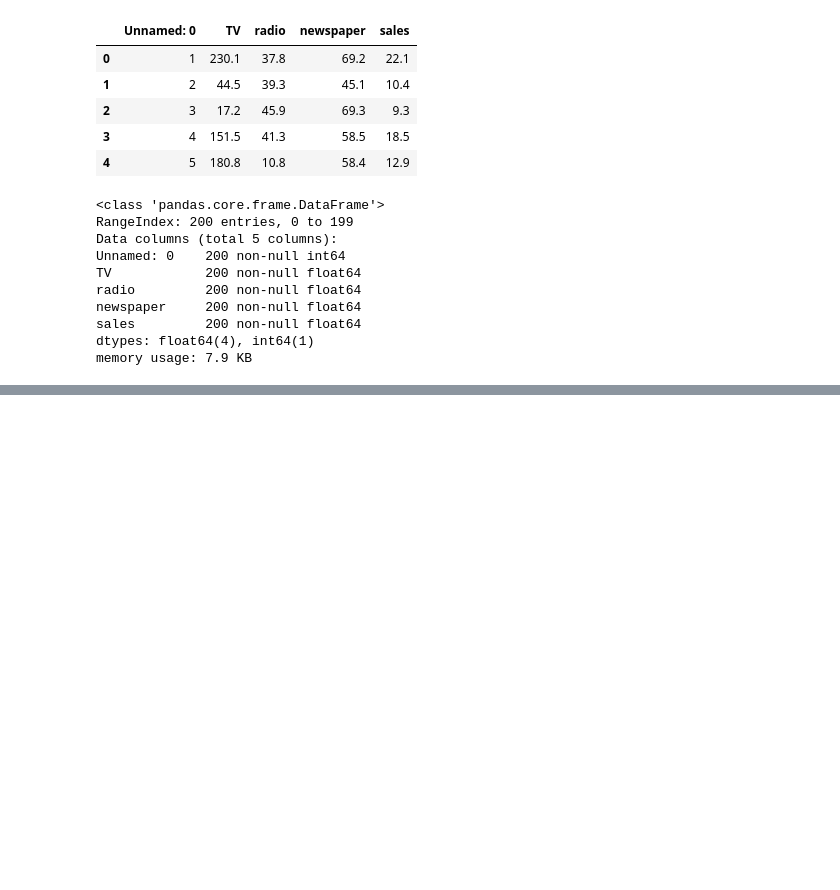
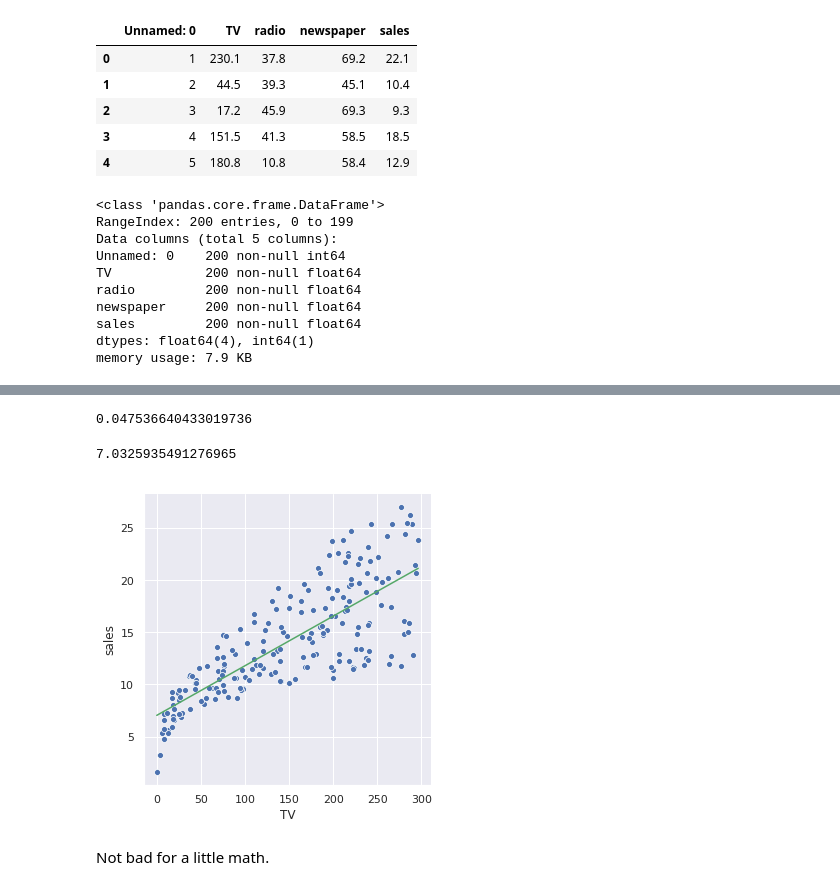
Before and after one commit to treybean/ISL, a Jupyter notebook: chapter_2_linear_regression.ipynb, the cells around one changed output, grey strips where cells are left out. Drawn from its saved outputs; the diff is of its cells as text; code cells hidden in the pictures; blank space fills up the shorter version.

Commit message:
Simple linear regression math

```diff
--- a/chapter_2_linear_regression.ipynb
+++ b/chapter_2_linear_regression.ipynb
@@ -46,0 +74,3 @@ advertising.describe()
+# %%
+advertising['TV-mean_diff'] = advertising.TV - x_bar
+advertising['sales-mean_diff'] = advertising.sales - y_bar
@@ -46,0 +86,22 @@ advertising.describe()
+# %%
+beta1 = np.sum(advertising['TV-mean_diff'] * advertising['sales-mean_diff']) / (np.sum(np.square(advertising['TV-mean_diff'])))
+beta1
+# %% [output]
+0.047536640433019736
+# %%
+beta0 = y_bar - (beta1 * x_bar)
+beta0
+# %% [output]
+7.0325935491276965
+# %%
+# Get some points to plot with
+zero_y = beta0 + beta1 * 0
+max_y = beta0 + beta1 * advertising.TV.max()
+# %%
+sns.relplot(x='TV', y='sales', data=advertising)
+plt.plot([0, advertising.TV.max()], [zero_y, max_y], 'g-')
+plt.show()
+# %% [output]
+[figure, added]
+# %% [markdown]
+Not bad for a little math.
```
Also changed, not shown: parts of 7 cells of this notebook.
